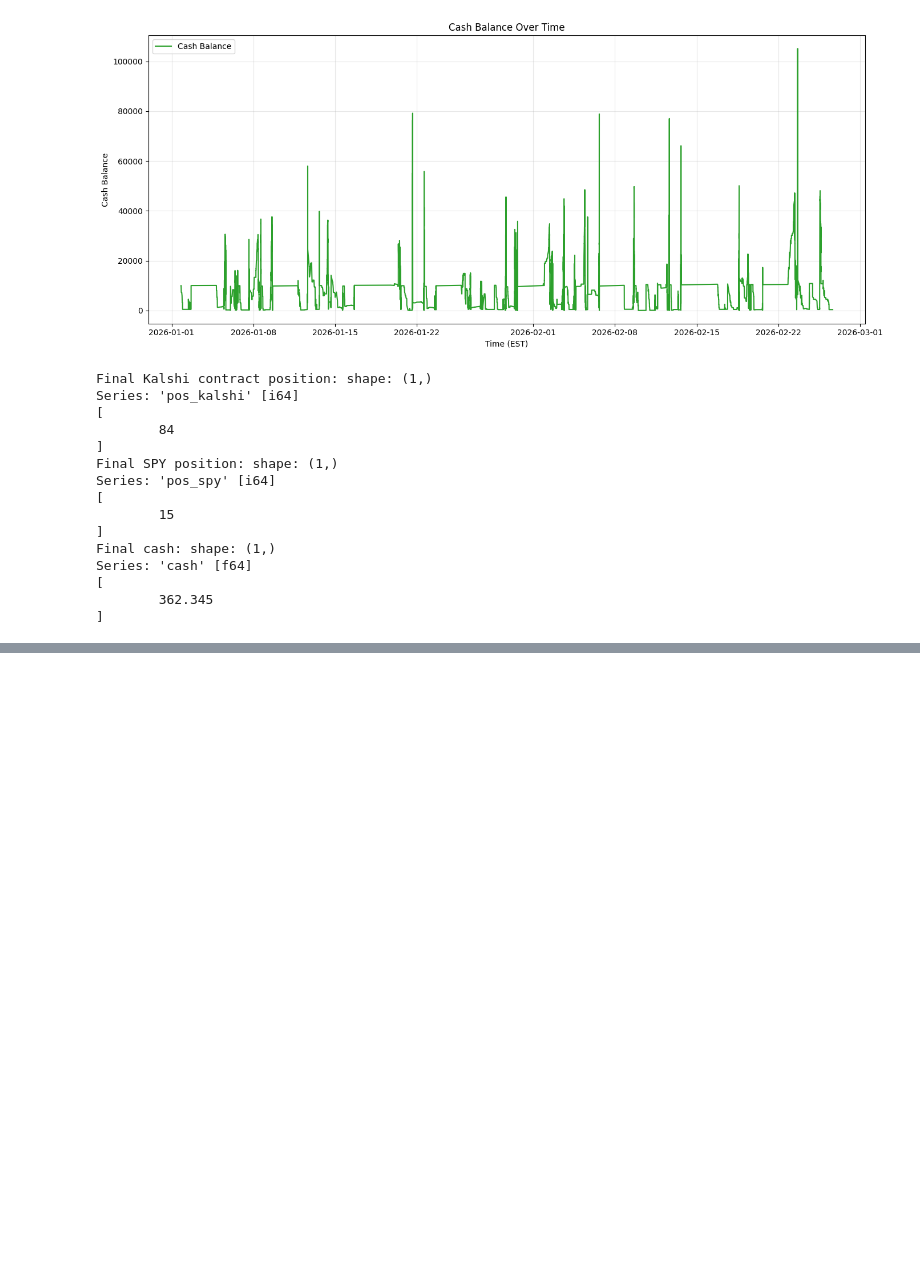
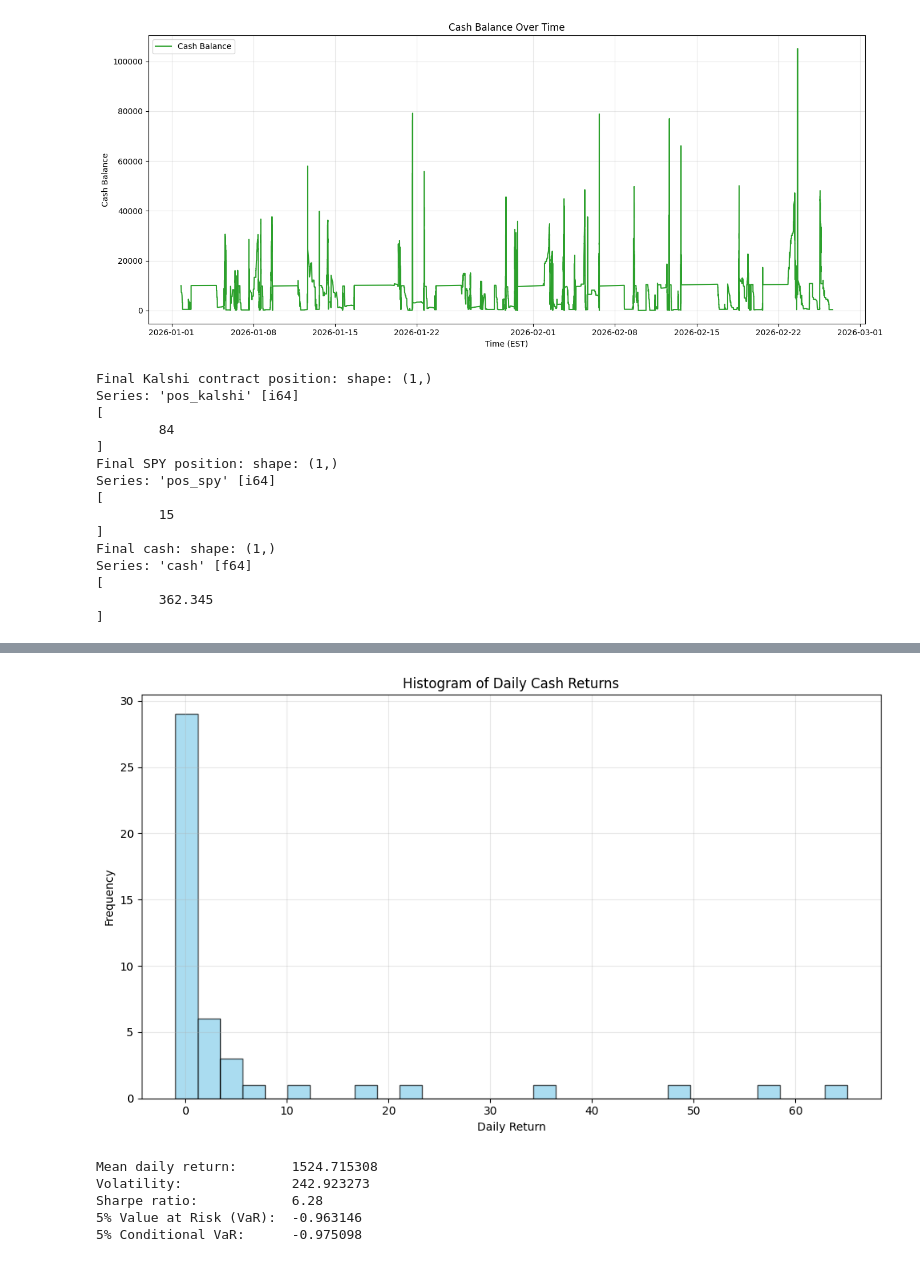
Before and after one commit to chris-mulligan-50/FINM-33150-Quantitative-Trading-Strategies-Final-Project-Kalshi-Market-Making-, a Jupyter notebook: introductory_notebook.ipynb, the cells around one changed output, grey strips where cells are left out. Cells and saved outputs as stored; diff of their text form; code cells hidden in the pictures; blank space fills up the shorter version.

```diff
--- a/introductory_notebook.ipynb
+++ b/introductory_notebook.ipynb
@@ -1718,0 +1776,42 @@ Series: 'cash' [f64]
+# %%
+# Create a histogram of daily returns
+
+plt.figure(figsize=(10, 6))
+plt.hist(daily_cash_df["daily_return"].drop_nulls().to_numpy(), bins=30, color="skyblue", edgecolor="k", alpha=0.7)
+plt.xlabel("Daily Return")
+plt.ylabel("Frequency")
+plt.title("Histogram of Daily Cash Returns")
+plt.grid(True, alpha=0.3)
+plt.tight_layout()
+plt.show()
+# %% [output]
+[figure, added]
+# %%
+import numpy as np
+import scipy.stats as stats
+
+# Compute statistics for daily returns (dropping nulls for accurate stats)
+returns = daily_cash_df["daily_return"].drop_nulls().to_numpy()
+
+# Mean
+mean_return = np.mean(returns) * 252
+# Volatility (standard deviation)
+volatility = np.std(returns, ddof=1) * np.sqrt(252)
+# Sharpe ratio (assuming risk-free rate = 0)
+sharpe_ratio = mean_return / volatility if volatility != 0 else np.nan
+# 5% Value at Risk (VaR)
+var_95 = np.percentile(returns, 5)
+# 5% Conditional VaR (CVaR, aka Expected Shortfall)
+cvar_95 = returns[returns <= var_95].mean() if np.any(returns <= var_95) else np.nan
+
+print(f"Mean daily return:       {mean_return:.6f}")
+print(f"Volatility:              {volatility:.6f}")
+print(f"Sharpe ratio:            {sharpe_ratio:.2f}")
+print(f"5% Value at Risk (VaR):  {var_95:.6f}")
+print(f"5% Conditional VaR:      {cvar_95:.6f}")
+# %% [output]
+Mean daily return:       1524.715308
+Volatility:              242.923273
+Sharpe ratio:            6.28
+5% Value at Risk (VaR):  -0.963146
+5% Conditional VaR:      -0.975098
```
Also changed, not shown: parts of 2 cells of this notebook, 6 other files.
